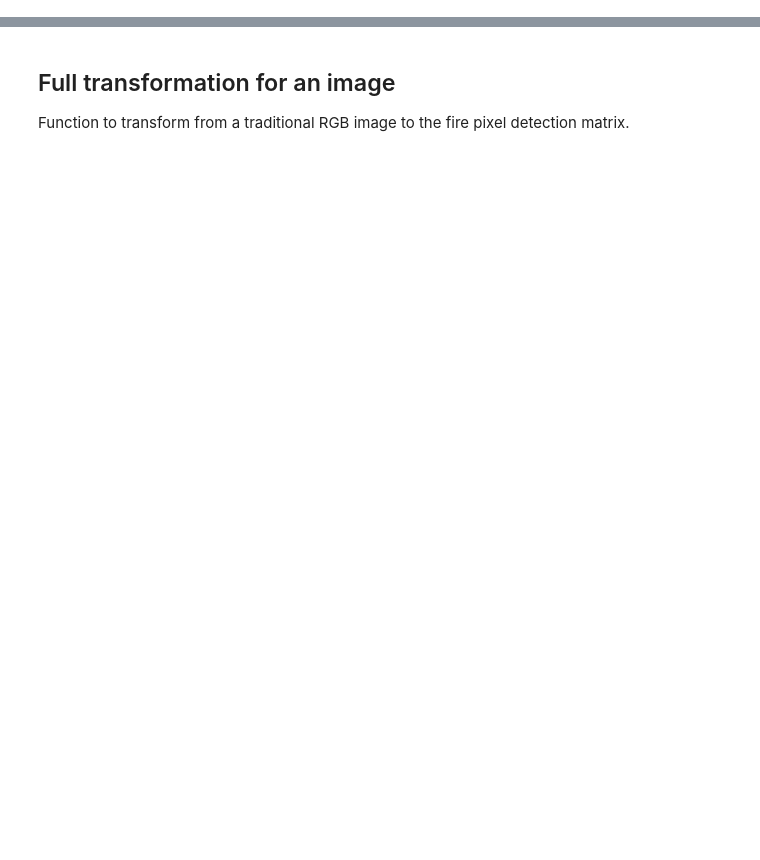
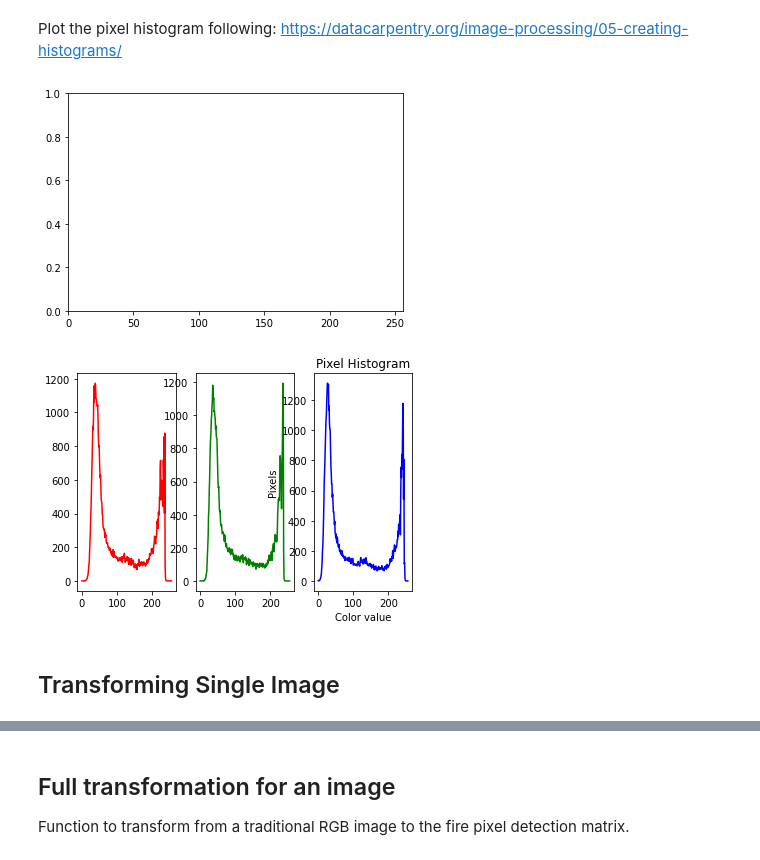
Before and after one commit to Loptt/forest-fire-detector, a Jupyter notebook: image_analysis.ipynb, the cells around one changed output, grey strips where cells are left out. Saved outputs shown, nothing was run; the diff lists cells and outputs as text; code cells hidden in the pictures; blank space fills up the shorter version.

```diff
--- a/image_analysis.ipynb
+++ b/image_analysis.ipynb
@@ -16,3 +18,26 @@ plt.show()
+# %% [markdown]
+Plot the pixel histogram following: https://datacarpentry.org/image-processing/05-creating-histograms/
+# %%
+colors = ("r", "g", "b")
+channel_ids = (0, 1, 2)
+
+plt.xlim([0, 256])
+
+fig, axes = plt.subplots(1,3)
+
+for channel_id, c in zip(channel_ids, colors):
+    histogram, bin_edges = np.histogram(
+        img[:, :, channel_id], bins=256, range=(0, 256)
+    )
+    axes[channel_id].plot(bin_edges[0:-1], histogram, color=c)
+    axes[channel_id].xlabel("Color value")
+    axes[channel_id].ylabel("Pixels")
+    axes[channel_id].title.set_text("HOLA")
+# %% [output]
+[figure, added]
+[figure, added]
+# %% [markdown]
+## Transforming Single Image
 # %%
 img_lab = color.rgb2lab(img)
 # %%
```
Also changed, not shown: parts of 9 cells of this notebook.
